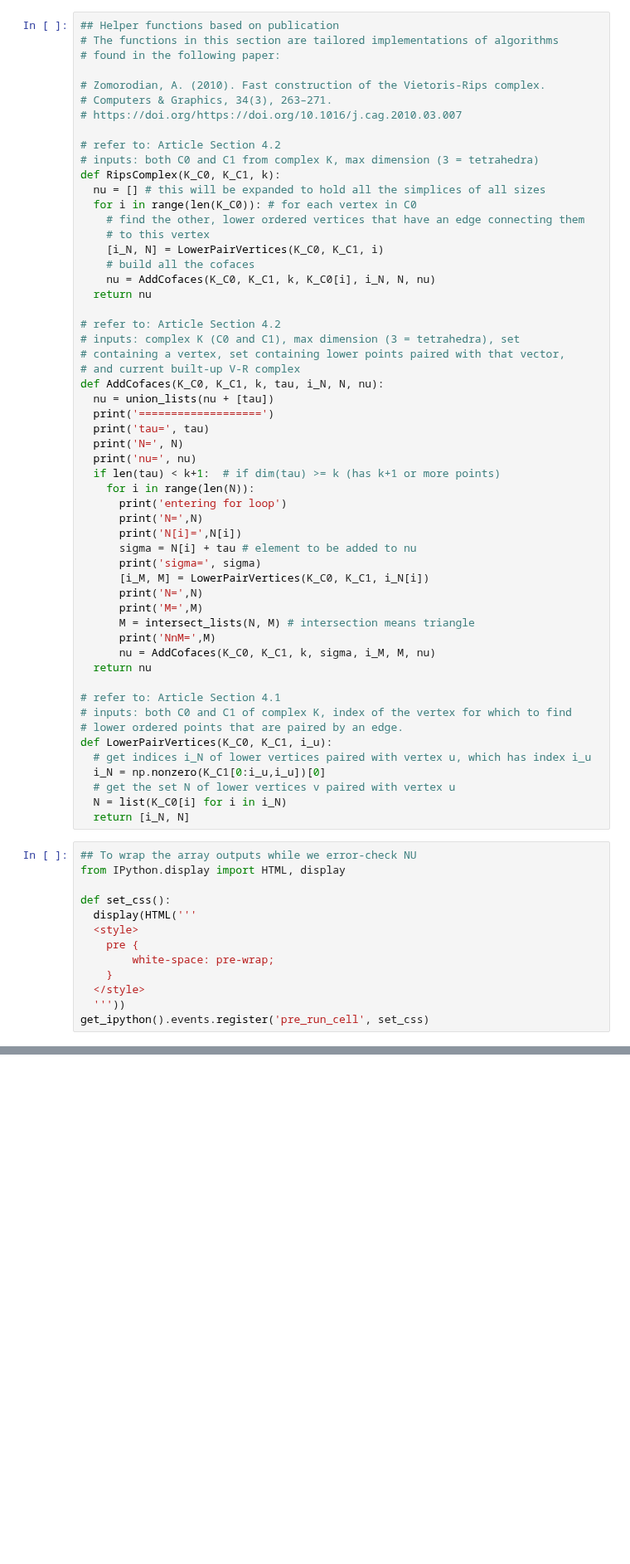
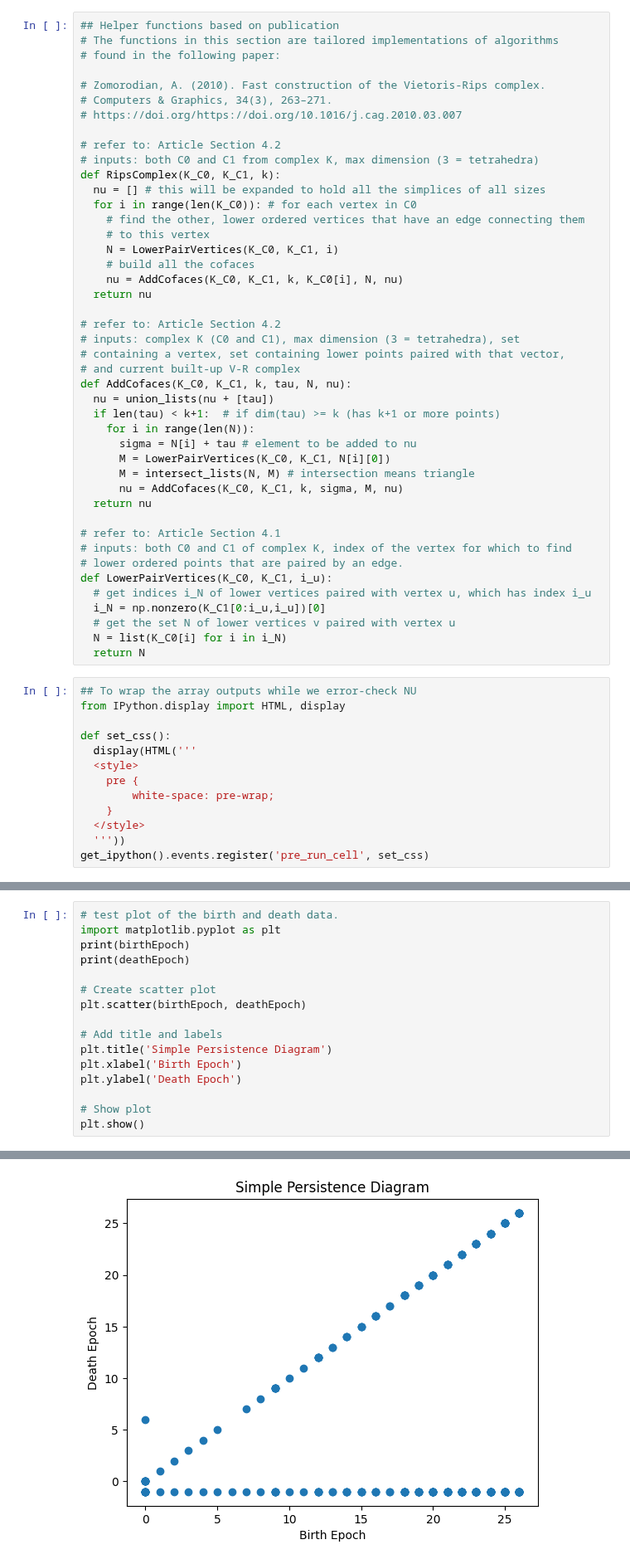
Before and after one commit to aguilin1/tda_ai_text_generation, a Jupyter notebook: tda_ai_text_detection.ipynb, the cells around one changed output, grey strips where cells are left out. Shown at 83% size. Drawn from its saved outputs; the diff is of its cells as text; blank space fills up the shorter version.

Commit message:
Refixed bug and added simple persistence plot

```diff
--- a/tda_ai_text_detection.ipynb
+++ b/tda_ai_text_detection.ipynb
@@ -237,34 +242,23 @@ def RipsComplex(K_C0, K_C1, k):
   for i in range(len(K_C0)): # for each vertex in C0
     # find the other, lower ordered vertices that have an edge connecting them
     # to this vertex
-    [i_N, N] = LowerPairVertices(K_C0, K_C1, i)
+    N = LowerPairVertices(K_C0, K_C1, i)
     # build all the cofaces
-    nu = AddCofaces(K_C0, K_C1, k, K_C0[i], i_N, N, nu)
+    nu = AddCofaces(K_C0, K_C1, k, K_C0[i], N, nu)
   return nu
 
 # refer to: Article Section 4.2
 # inputs: complex K (C0 and C1), max dimension (3 = tetrahedra), set
 # containing a vertex, set containing lower points paired with that vector,
 # and current built-up V-R complex
-def AddCofaces(K_C0, K_C1, k, tau, i_N, N, nu):
+def AddCofaces(K_C0, K_C1, k, tau, N, nu):
   nu = union_lists(nu + [tau])
-  print('===================')
-  print('tau=', tau)
-  print('N=', N)
-  print('nu=', nu)
   if len(tau) < k+1:  # if dim(tau) >= k (has k+1 or more points)
     for i in range(len(N)):
-      print('entering for loop')
-      print('N=',N)
-      print('N[i]=',N[i])
       sigma = N[i] + tau # element to be added to nu
-      print('sigma=', sigma)
-      [i_M, M] = LowerPairVertices(K_C0, K_C1, i_N[i])
-      print('N=',N)
-      print('M=',M)
+      M = LowerPairVertices(K_C0, K_C1, N[i][0])
       M = intersect_lists(N, M) # intersection means triangle
-      print('NnM=',M)
-      nu = AddCofaces(K_C0, K_C1, k, sigma, i_M, M, nu)
+      nu = AddCofaces(K_C0, K_C1, k, sigma, M, nu)
   return nu
 
 # refer to: Article Section 4.1
@@ -275,7 +269,7 @@ def LowerPairVertices(K_C0, K_C1, i_u):
   i_N = np.nonzero(K_C1[0:i_u,i_u])[0]
   # get the set N of lower vertices v paired with vertex u
   N = list(K_C0[i] for i in i_N)
-  return [i_N, N]
+  return N
 # %%
 ## To wrap the array outputs while we error-check NU
 from IPython.display import HTML, display
@@ -411,3 +405,20 @@ K_C1 =
  [ True  True  True  True  True  True  True  True  True]
  [ True  True  True  True  True  True  True  True  True]]
 nu = [[2, 5, 6, 8], [0, 1, 2, 8], [0, 1, 4, 5], [0, 1, 3, 7], [1, 5, 7], [5, 6, 8], [0, 1, 6], [1, 4, 5, 8], [1, 4, 6, 7], [1, 2, 3, 7], [1, 2, 4, 6], [0, 5], [0, 3, 5, 7], [4, 6, 7], [1, 4, 8], [3, 4 ...
+# %%
+# test plot of the birth and death data.
+import matplotlib.pyplot as plt
+print(birthEpoch)
+print(deathEpoch)
+
+# Create scatter plot
+plt.scatter(birthEpoch, deathEpoch)
+
+# Add title and labels
+plt.title('Simple Persistence Diagram')
+plt.xlabel('Birth Epoch')
+plt.ylabel('Death Epoch')
+
+# Show plot
+plt.show()
+# %% [output]
@@ -413,0 +442 @@ nu = [[2, 5, 6, 8], [0, 1, 2, 8], [0, 1, 4, 5], [0, 1, 3, 7], [1, 5, 7], [5, 6,
+[figure, added]
```
Also changed, not shown: parts of 3 cells of this notebook.
